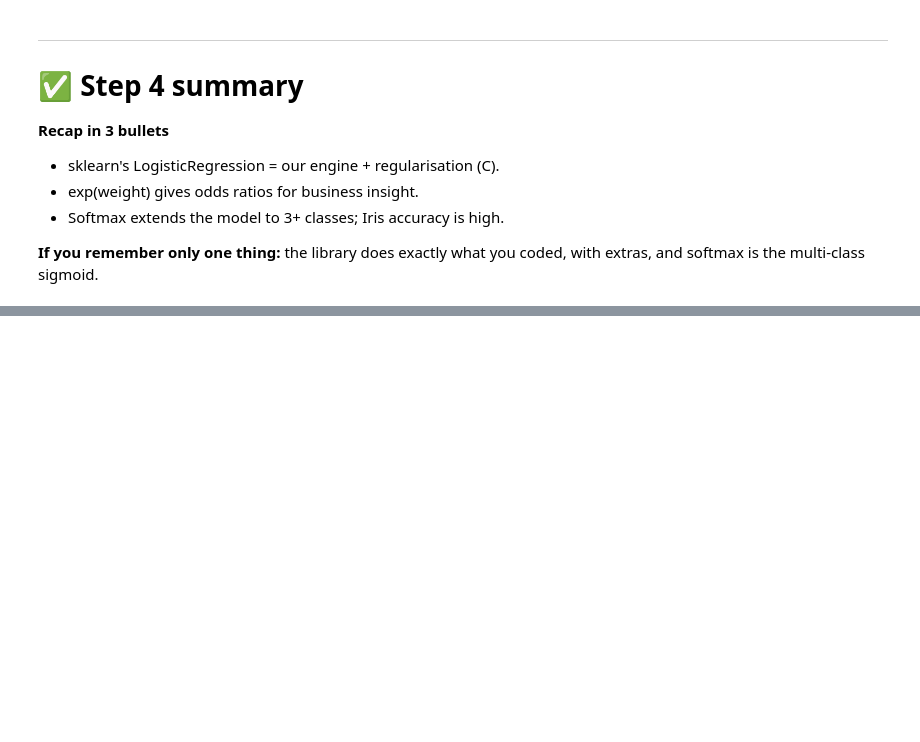
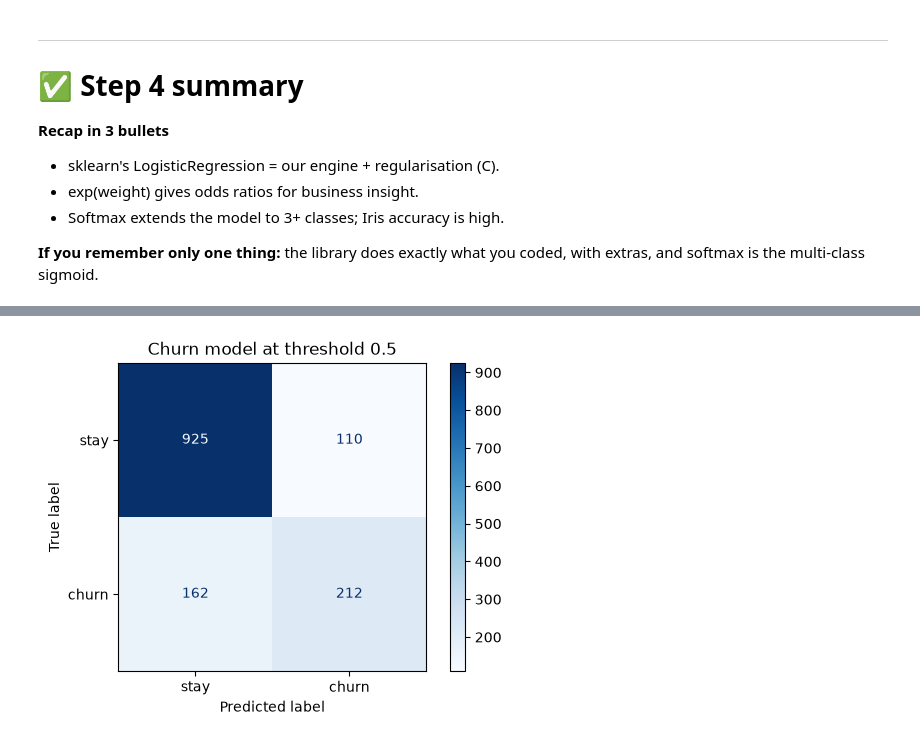
Before and after one commit to Arnav-Shrivastava/logistic-regression-zero-to-one, a Jupyter notebook: logistic_regression_zero_to_one.ipynb, the cells around one changed output, grey strips where cells are left out. Saved outputs shown, nothing was run; the diff lists cells and outputs as text; code cells hidden in the pictures; blank space fills up the shorter version.

Commit message:
feat: add classification metrics (confusion matrix, ROC, PR, accuracy trap)

```diff
--- a/logistic_regression_zero_to_one.ipynb
+++ b/logistic_regression_zero_to_one.ipynb
@@ -1287,0 +1336,7 @@ Softmax divides each `e^score` by the total of all of them, so the shares must a
+# %%
+from sklearn.metrics import confusion_matrix
+pred05 = (proba >= 0.5).astype(int)                 # yes/no at threshold 0.5
+tn, fp, fn, tp = confusion_matrix(y_test, pred05).ravel()   # unpack the 4 counts
+print(f"TP={tp}  FP={fp}  FN={fn}  TN={tn}")
+print("accuracy :", round((tp+tn)/len(y_test), 3))
+print("precision:", round(tp/(tp+fp), 3), "| recall:", round(tp/(tp+fn), 3))
@@ -1287,0 +1352,6 @@ Softmax divides each `e^score` by the total of all of them, so the shares must a
+# %%
+from sklearn.metrics import ConfusionMatrixDisplay
+ConfusionMatrixDisplay.from_predictions(y_test, pred05, display_labels=["stay", "churn"], cmap="Blues")
+plt.title("Churn model at threshold 0.5"); plt.grid(False); plt.show()
+# %% [output]
+[figure, added]
```
Also changed, not shown: parts of 26 cells of this notebook.
